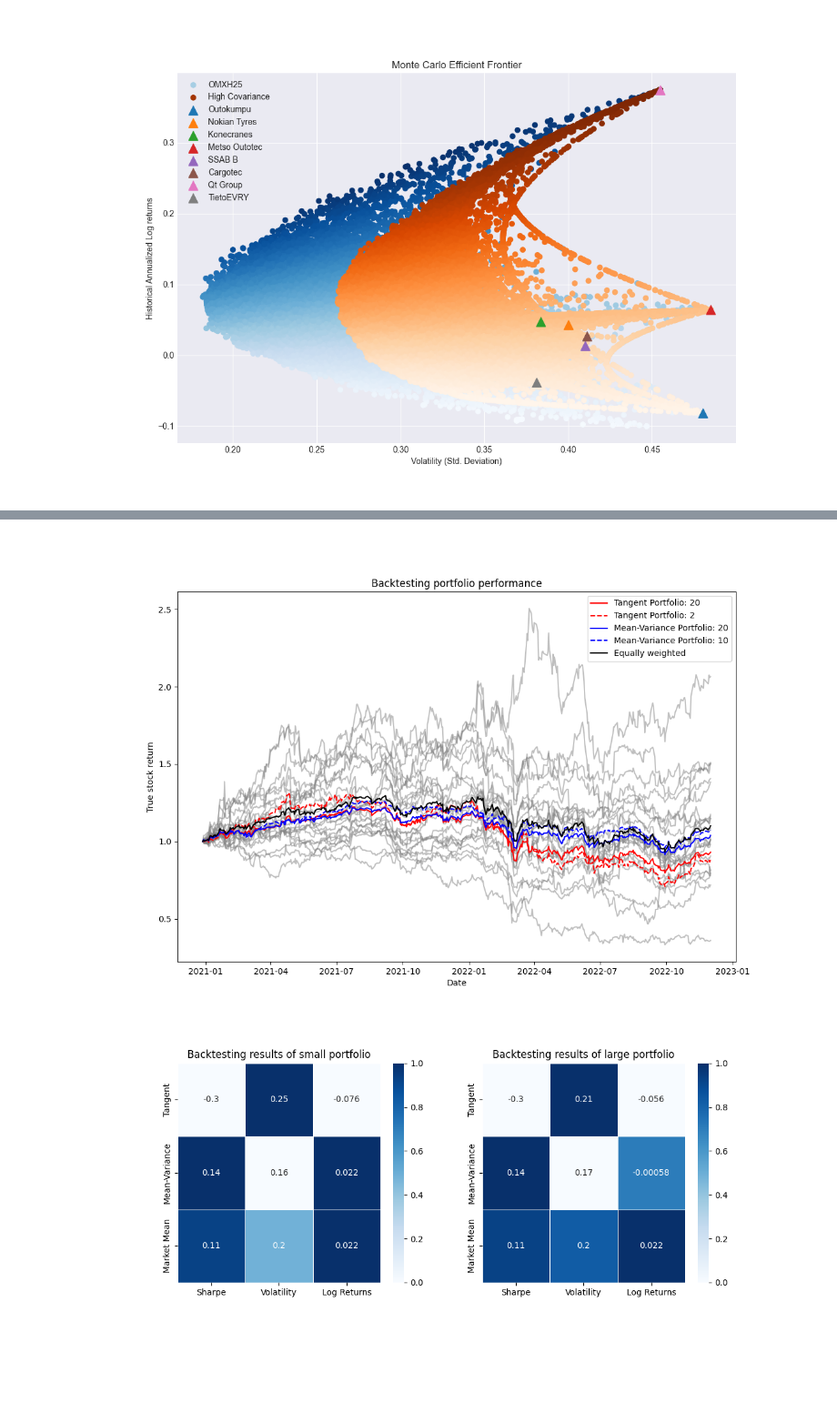
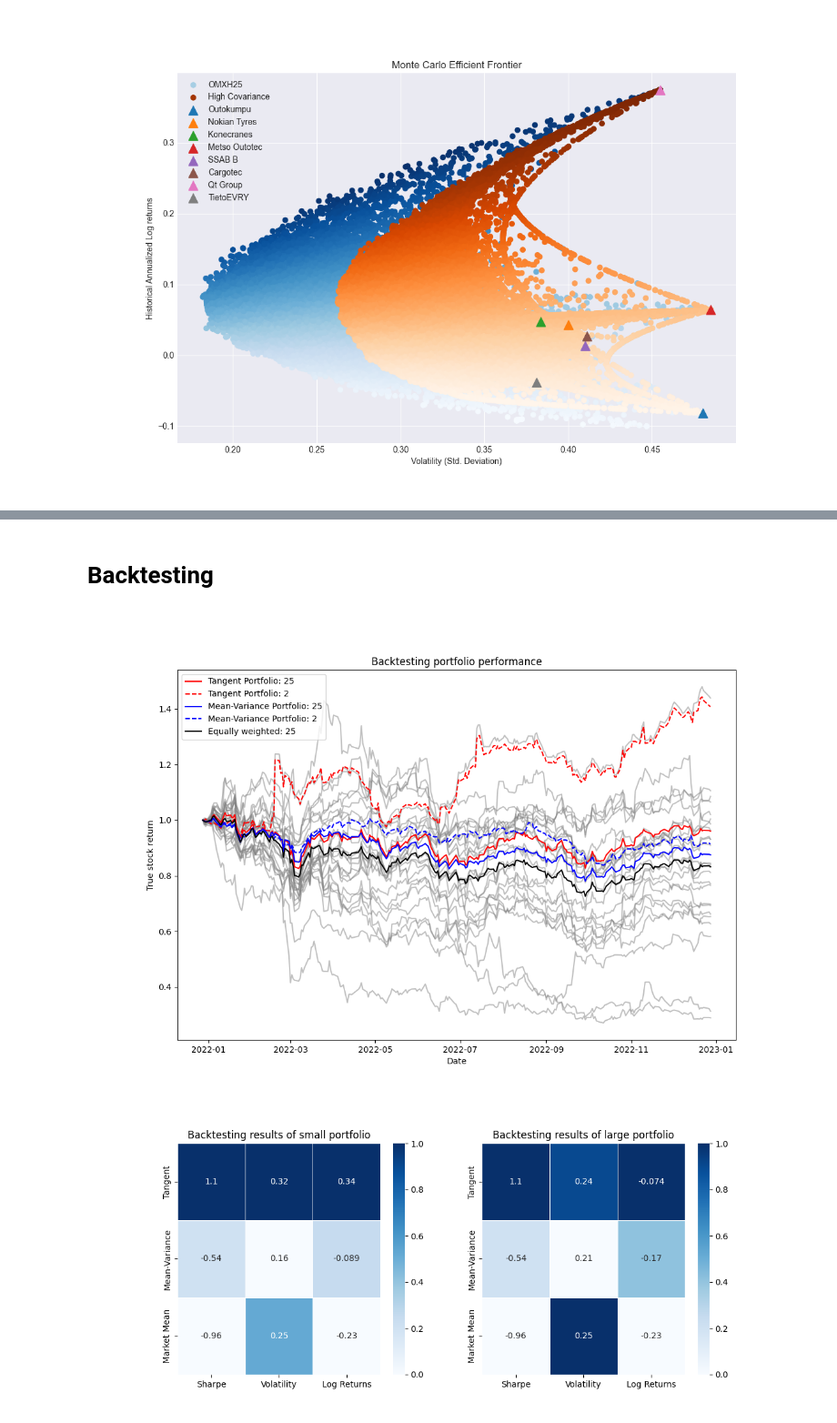
Before and after one commit to rasmushaa/modern_portfolio_theory, a Jupyter notebook: main.ipynb, the cells around one changed output, grey strips where cells are left out. Shown at 91% size. Drawn from its saved outputs; the diff is of its cells as text; code cells hidden in the pictures; blank space fills up the shorter version.

```diff
--- a/main.ipynb
+++ b/main.ipynb
@@ -19,16 +18,16 @@ for col in df_25.columns:
     col_name.append(df_25_keys.loc[df_25_keys['ticker'] == col, 'name'].values[0])
 
 df_25 = pd.DataFrame(df_25.iloc[:,:].values, index=df_25.index, columns=col_name)
-
 # Data must start from the beginning of the history!
 df_25 = df_25[::-1]
 
-
-df_25 = df_25.drop(columns=['Qt Group', 'Kojamo'])
-
-SPLIT_DATE = '2020-12-28'
-END_DATE = '2022-12-01'
-df_25 = df_25.loc[:END_DATE]
+'''
+Training/Testing splits
+'''
+START_DATE = '2017-12-28'
+SPLIT_DATE = '2021-12-28'
+END_DATE = '2022-12-28'
+df_25 = df_25.loc[START_DATE:END_DATE]
 df_25_study = df_25.loc[:SPLIT_DATE]
 df_25_test = df_25.loc[SPLIT_DATE:]
 
@@ -346,6 +355,8 @@ plt.show()
+# %% [markdown]
+# Backtesting
 # %%
 small_port = mc_efficient_frontier(df_25_study, num_iterations=100000, min_assets=2)
-large_port = mc_efficient_frontier(df_25_study, num_iterations=100000, min_assets=20)
+large_port = mc_efficient_frontier(df_25_study, num_iterations=100000, min_assets=25)
 returns_daily = df_25_test.pct_change(periods=1)+1
 returns_daily.iloc[0,:] = 1 # Fixes the first row from Nan to 1
 cumulative_returns = returns_daily.cumprod()
@@ -354,7 +365,7 @@ cumulative_returns = returns_daily.cumprod()
 Plotting
 '''
 plt.figure('Backtesting' ,figsize=(12, 8))
-plt.cla()
+plt.clf()
 plt.style.use('default')
 
 # Stocks
@@ -385,7 +396,7 @@ weights = np.ones(len(df_25_study.columns))
 weights = weights / np.sum(weights)
 weighted_returns = cumulative_returns.multiply(weights ,axis=1)
 portfolio_returns = weighted_returns.sum(axis=1)
-plt.plot(portfolio_returns, color='black', label='Equally weighted')
+plt.plot(portfolio_returns, color='black', label='Equally weighted: 25')
 
 plt.legend()
 plt.xlabel('Date')
@@ -397,9 +408,9 @@ plt.show()
 '''
 Results
 '''
-plt.figure('Results')
+fig = plt.figure('Results')
 plt.clf()
-fig.set_figheight(4)
+fig.set_figheight(5)
 fig.set_figwidth(12)
 
 # Mean results
@@ -440,32 +451,32 @@ weights = weights / np.sum(weights)
 large_variance_returns = np.dot(weights, log_returns_annual)
 large_variance_volatility = np.sqrt(np.dot(weights.T, np.dot(cov_annual, weights)))
 large_variance_sharpe = variance_returns / variance_volatility
 
 plt.subplot(1, 2, 1)
 stats = ['Sharpe', 'Volatility', 'Log Returns']
 groups = ['Tangent', 'Mean-Variance', 'Market Mean']
 values = np.array([[optimal_sharpe, optimal_volatility, optimal_returns],
                     [variance_sharpe, variance_volatility, variance_returns],
                     [mean_sharpe, mean_volatility, mean_returns]])
 
 df = pd.DataFrame(data=values, index=groups, columns=stats)
 scaled_df = (df - df.min(axis=0))/(df.max(axis=0) - df.min(axis=0))
 sns.heatmap(scaled_df, annot=df, linewidths=0.5, cmap='Blues')
 plt.title(f'Backtesting results of small portfolio')
 
 plt.subplot(1, 2, 2)
 stats = ['Sharpe', 'Volatility', 'Log Returns']
 groups = ['Tangent', 'Mean-Variance', 'Market Mean']
 values = np.array([[large_optimal_sharpe, large_optimal_volatility, large_optimal_returns],
                     [large_variance_sharpe, large_variance_volatility, large_variance_returns],
                     [mean_sharpe, mean_volatility, mean_returns]])
 
 df = pd.DataFrame(data=values, index=groups, columns=stats)
 scaled_df = (df - df.min(axis=0))/(df.max(axis=0) - df.min(axis=0))
 sns.heatmap(scaled_df, annot=df, linewidths=0.5, cmap='Blues')
 plt.title(f'Backtesting results of large portfolio')
 
 plt.show()
 # %% [output]
-[figure, old version]
+[figure, new version]
-[figure, old version]
+[figure, new version]
```
Also changed, not shown: parts of 9 cells of this notebook, 9 other files.
